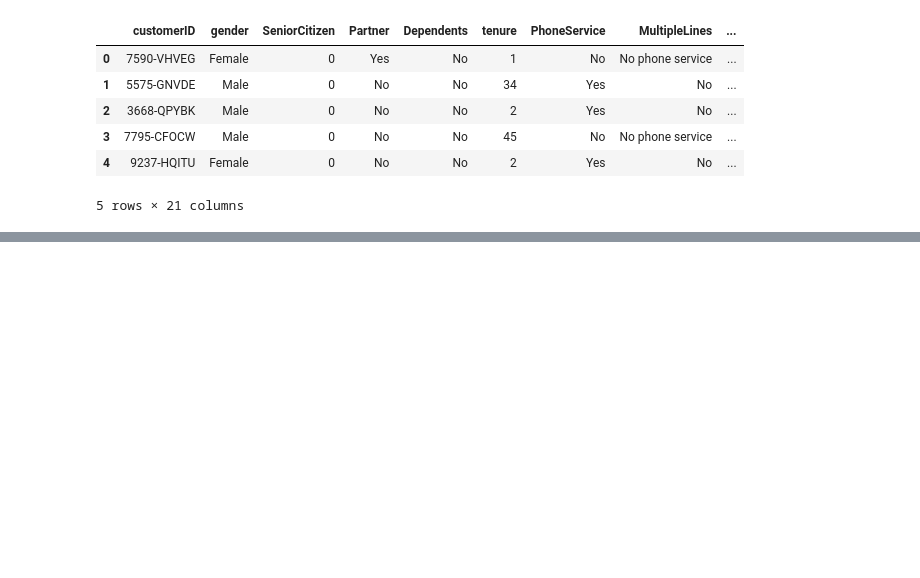
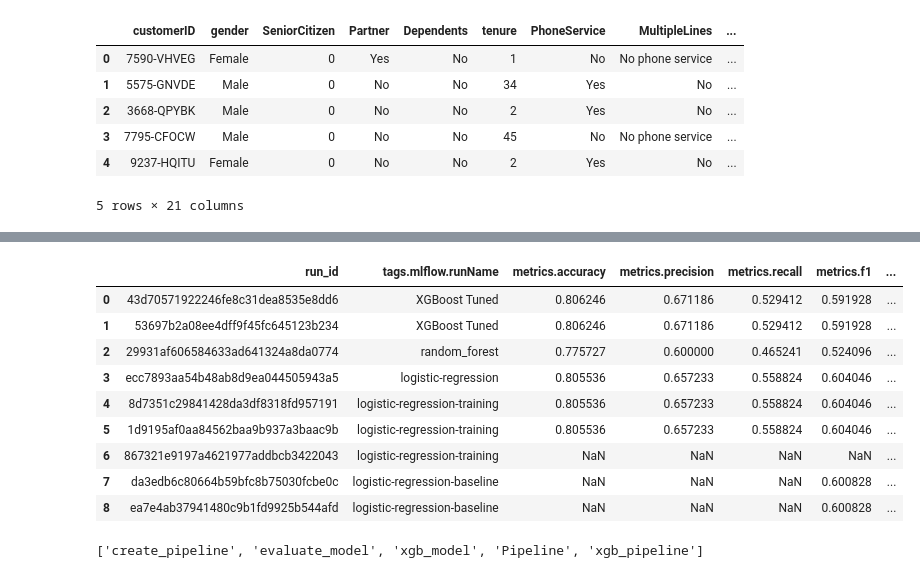
Before and after one commit to pomiankiewiczlukasz/customer-intelligence-ml-platform, a Jupyter notebook: notebooks/02_model_training.ipynb, the cells around one changed output, grey strips where cells are left out. Drawn from its saved outputs; the diff is of its cells as text; code cells hidden in the pictures; blank space fills up the shorter version.

```diff
--- a/notebooks/02_model_training.ipynb
+++ b/notebooks/02_model_training.ipynb
@@ -129,0 +467,31 @@ with mlflow.start_run(
+# %%
+runs = mlflow.search_runs(
+    experiment_names=["customer-churn"]
+)
+
+runs[
+    [
+        "run_id",
+        "tags.mlflow.runName",
+        "metrics.accuracy",
+        "metrics.precision",
+        "metrics.recall",
+        "metrics.f1",
+        "metrics.roc_auc"
+    ]
+]
+# %% [output]
+|  | run_id | tags.mlflow.runName | metrics.accuracy | metrics.precision | metrics.recall | metrics.f1 | ... |
+| 0 | 43d70571922246fe8c31dea8535e8dd6 | XGBoost Tuned | 0.806246 | 0.671186 | 0.529412 | 0.591928 | ... |
+| 1 | 53697b2a08ee4dff9f45fc645123b234 | XGBoost Tuned | 0.806246 | 0.671186 | 0.529412 | 0.591928 | ... |
+| 2 | 29931af606584633ad641324a8da0774 | random_forest | 0.775727 | 0.600000 | 0.465241 | 0.524096 | ... |
+| 3 | ecc7893aa54b48ab8d9ea044505943a5 | logistic-regression | 0.805536 | 0.657233 | 0.558824 | 0.604046 | ... |
+| 4 | 8d7351c29841428da3df8318fd957191 | logistic-regression-training | 0.805536 | 0.657233 | 0.558824 | 0.604046 | ... |
+| 5 | 1d9195af0aa84562baa9b937a3baac9b | logistic-regression-training | 0.805536 | 0.657233 | 0.558824 | 0.604046 | ... |
+| 6 | 867321e9197a4621977addbcb3422043 | logistic-regression-training | NaN | NaN | NaN | NaN | ... |
+| 7 | da3edb6c80664b59bfc8b75030fcbe0c | logistic-regression-baseline | NaN | NaN | NaN | 0.600828 | ... |
+| 8 | ea7e4ab37941480c9b1fd9925b544afd | logistic-regression-baseline | NaN | NaN | NaN | 0.600828 | ... |
+# %%
+[x for x in globals() if "model" in x.lower() or "pipeline" in x.lower()]
+# %% [output]
+['create_pipeline', 'evaluate_model', 'xgb_model', 'Pipeline', 'xgb_pipeline']
```
Also changed, not shown: parts of 43 cells of this notebook, 4 other files.
